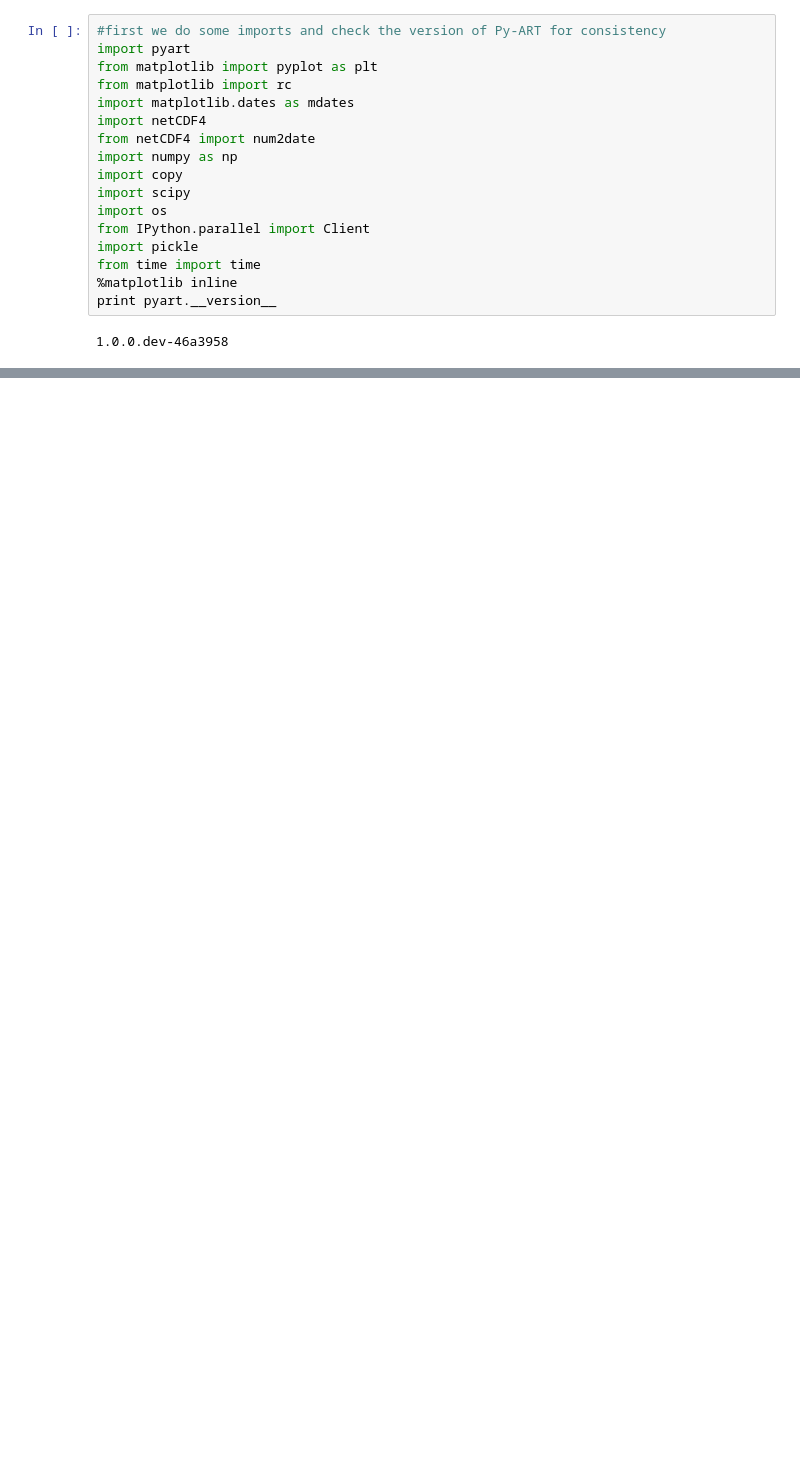
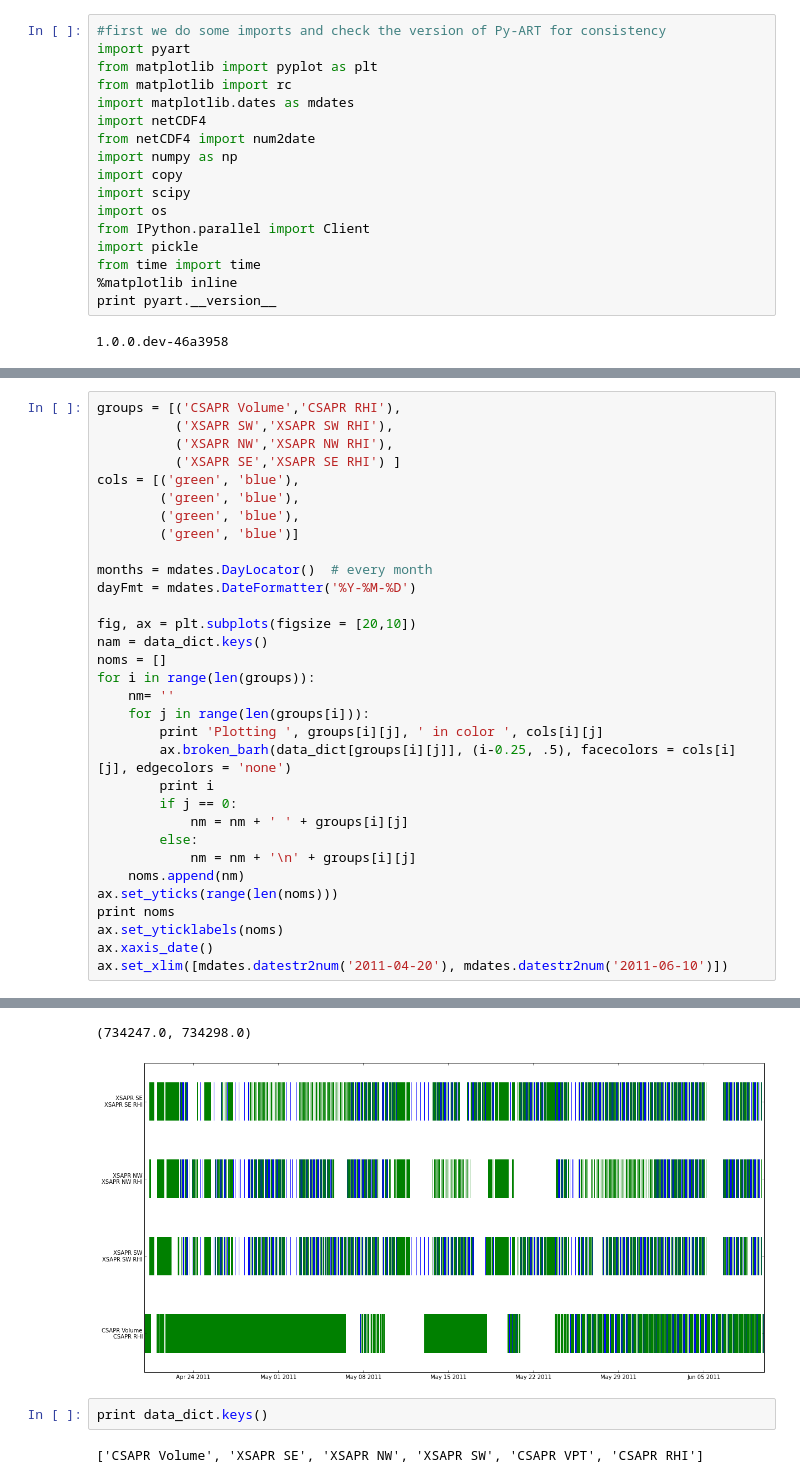
Before and after one commit to scollis/data_coverage, a Jupyter notebook: coverage_plot.ipynb, the cells around one changed output, grey strips where cells are left out. Saved outputs shown, nothing was run; the diff lists cells and outputs as text; blank space fills up the shorter version.

```diff
--- a/coverage_plot.ipynb
+++ b/coverage_plot.ipynb
@@ -42,0 +57,33 @@ ax.set_xlim([mdates.datestr2num('2011-04-20'), mdates.datestr2num('2011-06-10')]
+# %%
+groups = [('CSAPR Volume','CSAPR RHI'),
+          ('XSAPR SW','XSAPR SW RHI'),
+          ('XSAPR NW','XSAPR NW RHI'),
+          ('XSAPR SE','XSAPR SE RHI') ]
+cols = [('green', 'blue'),
+        ('green', 'blue'),
+        ('green', 'blue'),
+        ('green', 'blue')]
+
+months = mdates.DayLocator()  # every month
+dayFmt = mdates.DateFormatter('%Y-%M-%D')
+
+fig, ax = plt.subplots(figsize = [20,10])
+nam = data_dict.keys()
+noms = []
+for i in range(len(groups)):
+    nm= ''
+    for j in range(len(groups[i])):
+        print 'Plotting ', groups[i][j], ' in color ', cols[i][j]
+        ax.broken_barh(data_dict[groups[i][j]], (i-0.25, .5), facecolors = cols[i][j], edgecolors = 'none')
+        print i
+        if j == 0:
+            nm = nm + ' ' + groups[i][j]
+        else:
+            nm = nm + '\n' + groups[i][j]
+    noms.append(nm)
+ax.set_yticks(range(len(noms)))
+print noms
+ax.set_yticklabels(noms)
+ax.xaxis_date()
+ax.set_xlim([mdates.datestr2num('2011-04-20'), mdates.datestr2num('2011-06-10')])
+# %% [output]
@@ -42,0 +107,6 @@ ax.set_xlim([mdates.datestr2num('2011-04-20'), mdates.datestr2num('2011-06-10')]
+(734247.0, 734298.0)
+[figure, added]
+# %%
+print data_dict.keys()
+# %% [output]
+['CSAPR Volume', 'XSAPR SE', 'XSAPR NW', 'XSAPR SW', 'CSAPR VPT', 'CSAPR RHI']
```
Also changed, not shown: parts of 4 cells of this notebook.
